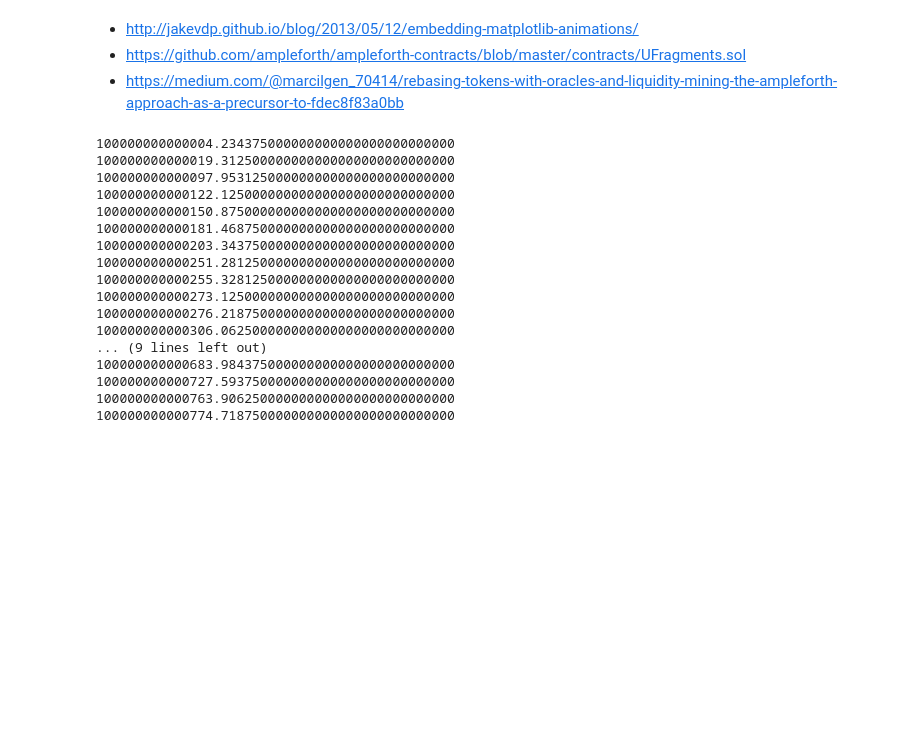
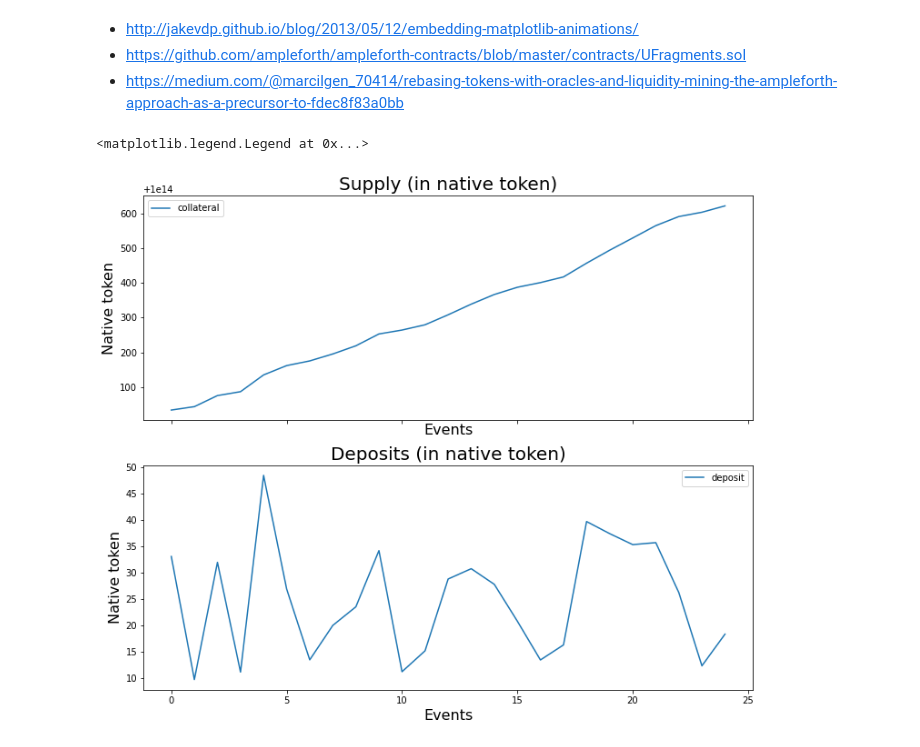
Before and after one commit to tjvsx/daosys, a Jupyter notebook: notebooks/simulation/token_rebasing_with_cpt.ipynb, the cells around one changed output. Cells and saved outputs as stored; diff of their text form; code cells hidden in the pictures; blank space fills up the shorter version.

Commit message:
rebasing + user addresses

```diff
--- a/notebooks/simulation/token_rebasing_with_cpt.ipynb
+++ b/notebooks/simulation/token_rebasing_with_cpt.ipynb
@@ -168,10 +188,14 @@ depositTokenMap = TokenMap(TYPE_DEPOSIT_TOKEN)
 
 cToken1 = Token(TYPE_COLLATERAL_TOKEN)
 cToken2 = Token(TYPE_COLLATERAL_TOKEN)
+cTokenAddr1 = cToken1.gen_address()
+cTokenAddr2 = cToken2.gen_address()
 cTokenMap = TokenMap(TYPE_COLLATERAL_TOKEN)
 
 dToken1 = Token(TYPE_DEBT_TOKEN)
 dToken2 = Token(TYPE_DEBT_TOKEN)
+dTokenAddr1 = dToken1.gen_address()
+dTokenAddr2 = dToken2.gen_address()
 dTokenMap = TokenMap(TYPE_DEBT_TOKEN)
 
 tradeDebtToken1 = Token(TYPE_DEBT_TOKEN)
@@ -201,12 +225,14 @@ for k in range(25):
     nativeDeposit1 = Convert(1.0).apply(deposit1)
     nativeDeposit2 = Convert(1.0).apply(deposit2)
 
-    depositToken1.rebase(nativeDeposit1)
-    depositToken2.rebase(nativeDeposit2)
+    depositTokenAddr1 = depositToken1.gen_address()
+    depositTokenAddr2 = depositToken2.gen_address()
+    depositToken1.deposit(nativeDeposit1, depositTokenAddr1)
+    depositToken2.deposit(nativeDeposit2, depositTokenAddr2)
 
     # Collateral tokens
-    cToken1.rebase(nativeDeposit1)
-    cToken2.rebase(nativeDeposit2)
+    cToken1.deposit(nativeDeposit1, cTokenAddr1)
+    cToken2.deposit(nativeDeposit2, cTokenAddr2)
 
     cTokenPool = TokenMap(TYPE_COLLATERAL_TOKEN)
     cTokenPool.append_token('TCT1', cToken1)
@@ -214,10 +240,11 @@ for k in range(25):
 
     cToken = AggregateTokenMap(TYPE_COLLATERAL_TOKEN, cTokenPool)
     cToken.apply()
+    cTokenMap.append_token('event'+str(k), cToken)
 
     # Debt tokens
-    dToken1.rebase(nativeDeposit1)
-    dToken2.rebase(nativeDeposit2)
+    dToken1.deposit(nativeDeposit1, dTokenAddr1)
+    dToken2.deposit(nativeDeposit2, dTokenAddr2)
 
     dTokenPool = TokenMap(TYPE_DEBT_TOKEN)
     dTokenPool.append_token('TDT1', cToken1)
@@ -225,6 +252,7 @@ for k in range(25):
 
     dToken = AggregateTokenMap(TYPE_DEBT_TOKEN, cTokenPool)
     dToken.apply()
+    dTokenMap.append_token('event'+str(k), dToken)
 
     # Trade off deposit tokens for debt token
     toDebt1 = Convert(3).apply(deposit1)
@@ -233,22 +261,4 @@ for k in range(25):
     tradeDebtToken1.rebase(toDebt1)
     tradeDebtToken1.rebase(toDebt2)
 
-    print('{:.30f}'.format(cToken.get_supply().get_total_supply()))
+    #print('{:.30f}'.format(cToken.get_supply().get_total_supply()))
-# %% [output]
-100000000000004.234375000000000000000000000000
-100000000000019.312500000000000000000000000000
-100000000000097.953125000000000000000000000000
-100000000000122.125000000000000000000000000000
-100000000000150.875000000000000000000000000000
-100000000000181.468750000000000000000000000000
-100000000000203.343750000000000000000000000000
-100000000000251.281250000000000000000000000000
-100000000000255.328125000000000000000000000000
-100000000000273.125000000000000000000000000000
-100000000000276.218750000000000000000000000000
-100000000000306.062500000000000000000000000000
-... (9 lines left out)
-100000000000683.984375000000000000000000000000
-100000000000727.593750000000000000000000000000
-100000000000763.906250000000000000000000000000
-100000000000774.718750000000000000000000000000
@@ -382,3 +265,30 @@ class AggregateTokenArray(Token):
+# %%
+cmap = cTokenMap.get_map()
+
+T1_deposits = depositToken1.get_addresses().get_balances()
+T2_deposits = depositToken2.get_addresses().get_balances()
+T1_deposits = [T1_deposits[token] for token in T1_deposits]
+T2_deposits = [T2_deposits[token] for token in T2_deposits]
+
+tSamp = list(range(len(cmap)))
+collateral = [cmap[token].get_supply().get_total_supply() for token in cmap]
+deposits = [T2_deposits[k] + T1_deposits[k] for k in range(len(T1_deposits))]
+
+fig, (cum_ax, dep_ax) = plt.subplots(nrows=2, sharex=True, sharey=False, figsize=(12, 10))
+cum_ax.plot(tSamp, collateral, label='collateral')
+cum_ax.set_title("Supply (in native token)", fontsize=20)
+cum_ax.set_ylabel("Native token", fontsize=16)
+cum_ax.set_xlabel('Events', fontsize=16)
+cum_ax.legend()
+
+dep_ax.plot(tSamp, deposits, label='deposit')
+dep_ax.set_title("Deposits (in native token)", fontsize=20)
+dep_ax.set_ylabel("Native token", fontsize=16)
+dep_ax.set_xlabel('Events', fontsize=16)
+dep_ax.legend()
+# %% [output]
+<matplotlib.legend.Legend at 0x...>
+[figure, added]
 # %%
 class ConstantProductTrade():
 
```
Also changed, not shown: parts of 9 cells of this notebook, 1 other file.
